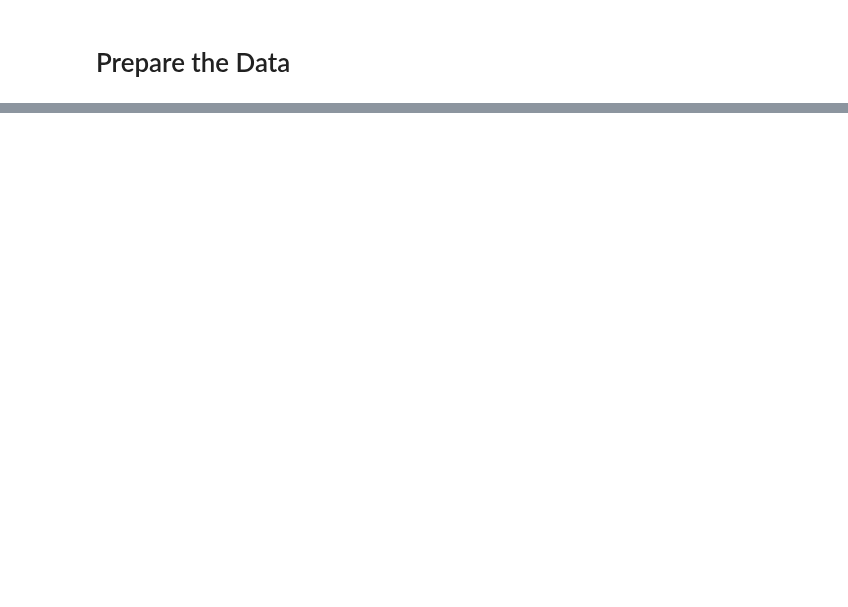
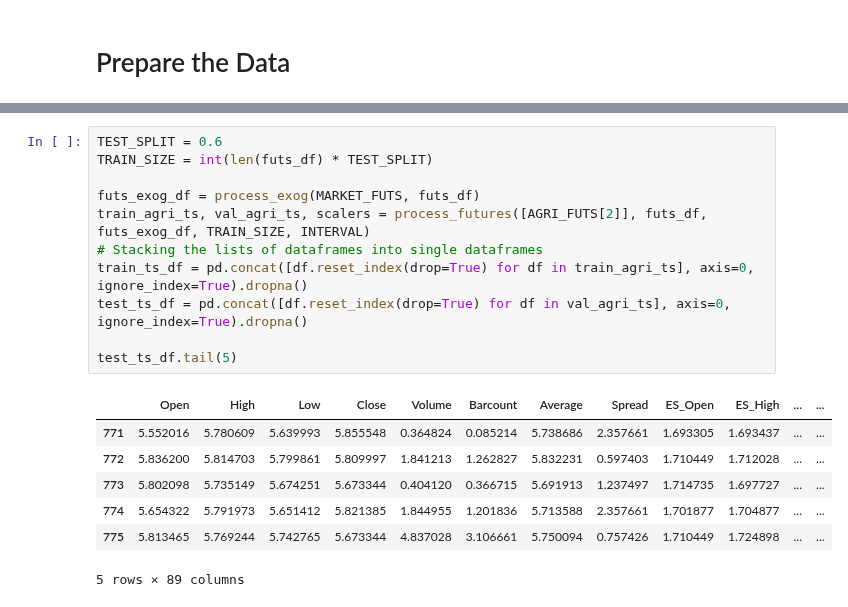
Before and after one commit to adamd1985/intra_day_futures_arb, a Jupyter notebook: cnn_algo.ipynb, the cells around one changed output, grey strips where cells are left out. Cells and saved outputs as stored; diff of their text form; blank space fills up the shorter version.

```diff
--- a/cnn_algo.ipynb
+++ b/cnn_algo.ipynb
@@ -770,0 +186,19 @@ build_tcn(input_shape, X, y, Xt=None, yt=None)
+# %%
+TEST_SPLIT = 0.6
+TRAIN_SIZE = int(len(futs_df) * TEST_SPLIT)
+
+futs_exog_df = process_exog(MARKET_FUTS, futs_df)
+train_agri_ts, val_agri_ts, scalers = process_futures([AGRI_FUTS[2]], futs_df, futs_exog_df, TRAIN_SIZE, INTERVAL)
+# Stacking the lists of dataframes into single dataframes
+train_ts_df = pd.concat([df.reset_index(drop=True) for df in train_agri_ts], axis=0, ignore_index=True).dropna()
+test_ts_df = pd.concat([df.reset_index(drop=True) for df in val_agri_ts], axis=0, ignore_index=True).dropna()
+
+test_ts_df.tail(5)
+# %% [output]
+|  | Open | High | Low | Close | Volume | Barcount | Average | Spread | ES_Open | ES_High | ... | ... |
+| 771 | 5.552016 | 5.780609 | 5.639993 | 5.855548 | 0.364824 | 0.085214 | 5.738686 | 2.357661 | 1.693305 | 1.693437 | ... | ... |
+| 772 | 5.836200 | 5.814703 | 5.799861 | 5.809997 | 1.841213 | 1.262827 | 5.832231 | 0.597403 | 1.710449 | 1.712028 | ... | ... |
+| 773 | 5.802098 | 5.735149 | 5.674251 | 5.673344 | 0.404120 | 0.366715 | 5.691913 | 1.237497 | 1.714735 | 1.697727 | ... | ... |
+| 774 | 5.654322 | 5.791973 | 5.651412 | 5.821385 | 1.844955 | 1.201836 | 5.713588 | 2.357661 | 1.701877 | 1.704877 | ... | ... |
+| 775 | 5.813465 | 5.769244 | 5.742765 | 5.673344 | 4.837028 | 3.106661 | 5.750094 | 0.757426 | 1.710449 | 1.724898 | ... | ... |
+5 rows × 89 columns
```
Also changed, not shown: parts of 14 cells of this notebook, 1 other file.
